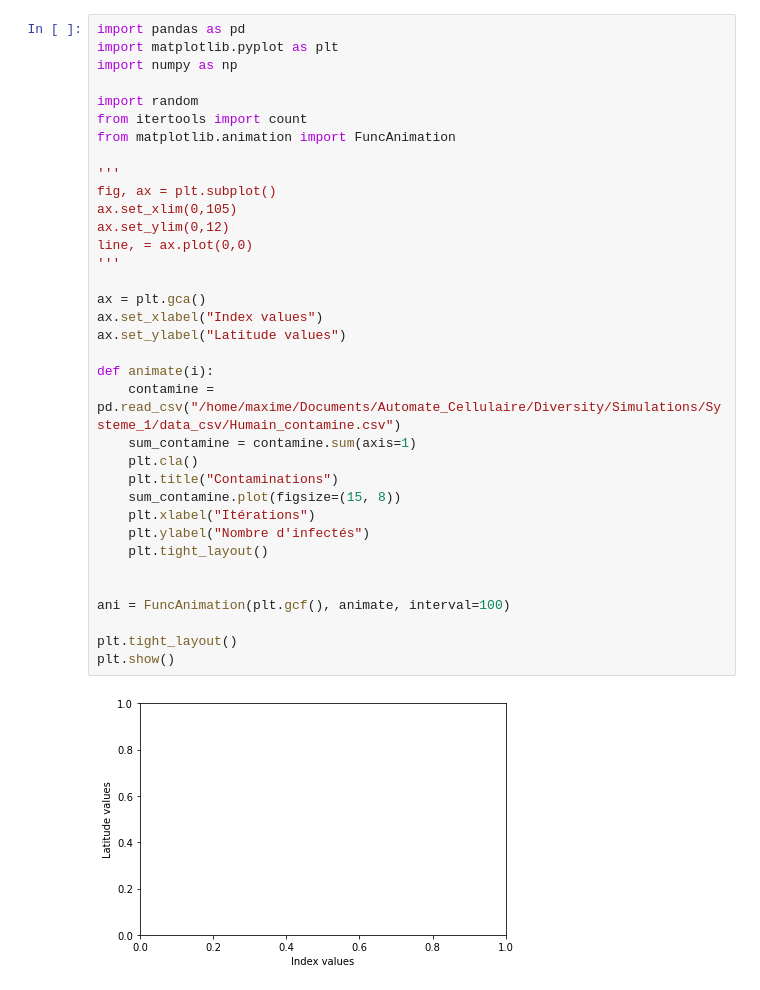
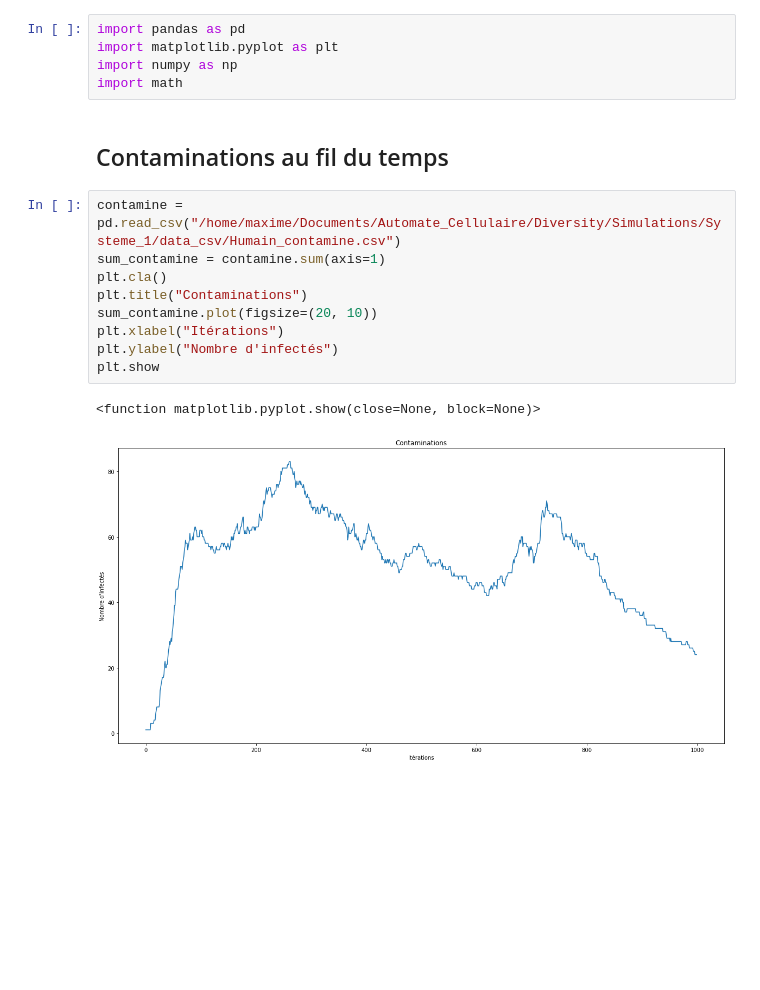
Before and after one commit to maximepasquier/Diversity, a Jupyter notebook: Python/mesures.ipynb, the cells around one changed output. Cells and saved outputs as stored; diff of their text form; blank space fills up the shorter version.

```diff
--- a/Python/mesures.ipynb
+++ b/Python/mesures.ipynb
@@ -54,37 +1,19 @@ plt.show()
+# %%
+import pandas as pd
+import matplotlib.pyplot as plt
+import numpy as np
+import math
+# %% [markdown]
+## Contaminations au fil du temps
 # %%
-import pandas as pd
-import matplotlib.pyplot as plt
-import numpy as np
-
-import random
-from itertools import count
-from matplotlib.animation import FuncAnimation
-
-'''
-fig, ax = plt.subplot()
-ax.set_xlim(0,105)
-ax.set_ylim(0,12)
-line, = ax.plot(0,0)
-'''
-
-ax = plt.gca()
-ax.set_xlabel("Index values")
-ax.set_ylabel("Latitude values")
-
-def animate(i):
-    contamine = pd.read_csv("/home/maxime/Documents/Automate_Cellulaire/Diversity/Simulations/Systeme_1/data_csv/Humain_contamine.csv")
-    sum_contamine = contamine.sum(axis=1)
-    plt.cla()
-    plt.title("Contaminations")
-    sum_contamine.plot(figsize=(15, 8))
-    plt.xlabel("Itérations")
-    plt.ylabel("Nombre d'infectés")
-    plt.tight_layout()
-
-
-ani = FuncAnimation(plt.gcf(), animate, interval=100)
-
-plt.tight_layout()
-plt.show()
+contamine = pd.read_csv("/home/maxime/Documents/Automate_Cellulaire/Diversity/Simulations/Systeme_1/data_csv/Humain_contamine.csv")
+sum_contamine = contamine.sum(axis=1)
+plt.cla()
+plt.title("Contaminations")
+sum_contamine.plot(figsize=(20, 10))
+plt.xlabel("Itérations")
+plt.ylabel("Nombre d'infectés")
+plt.show
 # %% [output]
+<function matplotlib.pyplot.show(close=None, block=None)>
-[figure, old version]
+[figure, new version]
```
Also changed, not shown: parts of 22 cells of this notebook, 17 other files.
